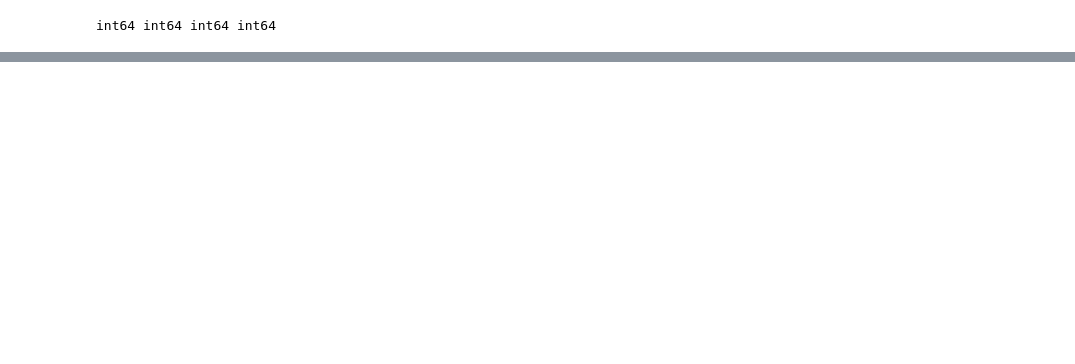
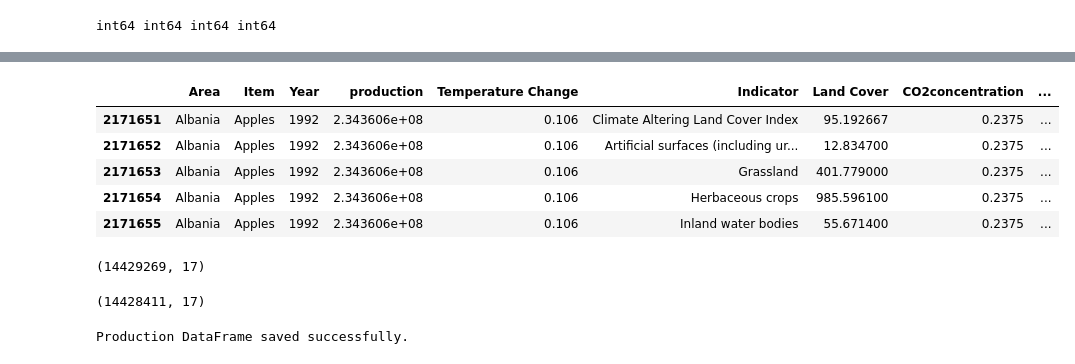
Before and after one commit to aymanezz/Climate_Impact_Agriculture_Yield, a Jupyter notebook: notebooks/feature_engineering.ipynb, the cells around one changed output, grey strips where cells are left out. Saved outputs shown, nothing was run; the diff lists cells and outputs as text; code cells hidden in the pictures; blank space fills up the shorter version.

```diff
--- a/notebooks/feature_engineering.ipynb
+++ b/notebooks/feature_engineering.ipynb
@@ -202,0 +246,32 @@ production = production.merge(atmospheric, on='Year', how='left')
+# %%
+lags = [1, 3, 6]  # Example: 1-year, 3-year, 6-year lags
+production = create_lag_features(production, 'Temperature Change', lags)
+production = create_lag_features(production, 'CO2concentration', lags)
+# %%
+def create_interaction_features(df, features):
+    for i in range(len(features)):
+        for j in range(i + 1, len(features)):
+            feature1 = features[i]
+            feature2 = features[j]
+            interaction_feature_name = f'{feature1}_x_{feature2}'
+            df[interaction_feature_name] = df[feature1] * df[feature2]
+    return df
+# %%
+# Define features for interaction
+interaction_features = ['Temperature Change', 'Land Cover', 'CO2concentration']  # Value is from land cover data
+# %%
+# Create interaction features
+production = create_interaction_features(production, interaction_features)
+# %%
+production.head()
+# %% [output]
+|  | Area | Item | Year | production | Temperature Change | Indicator | Land Cover | CO2concentration | ... |
+| 2171651 | Albania | Apples | 1992 | 2.343606e+08 | 0.106 | Climate Altering Land Cover Index | 95.192667 | 0.2375 | ... |
+| 2171652 | Albania | Apples | 1992 | 2.343606e+08 | 0.106 | Artificial surfaces (including ur... | 12.834700 | 0.2375 | ... |
+| 2171653 | Albania | Apples | 1992 | 2.343606e+08 | 0.106 | Grassland | 401.779000 | 0.2375 | ... |
+| 2171654 | Albania | Apples | 1992 | 2.343606e+08 | 0.106 | Herbaceous crops | 985.596100 | 0.2375 | ... |
+| 2171655 | Albania | Apples | 1992 | 2.343606e+08 | 0.106 | Inland water bodies | 55.671400 | 0.2375 | ... |
+# %%
+production.shape
+# %% [output]
+(14429269, 17)
@@ -202,0 +280,10 @@ production = production.merge(atmospheric, on='Year', how='left')
+# %%
+production.shape
+# %% [output]
+(14428411, 17)
+# %%
+# Save the production DataFrame to a CSV file
+production.to_csv('/content/Climate_Impact_Agriculture_Yield/data/modified/production_for_modeling.csv', index=False)
+print("Production DataFrame saved successfully.")
+# %% [output]
+Production DataFrame saved successfully.
```
Also changed, not shown: parts of 21 cells of this notebook.
